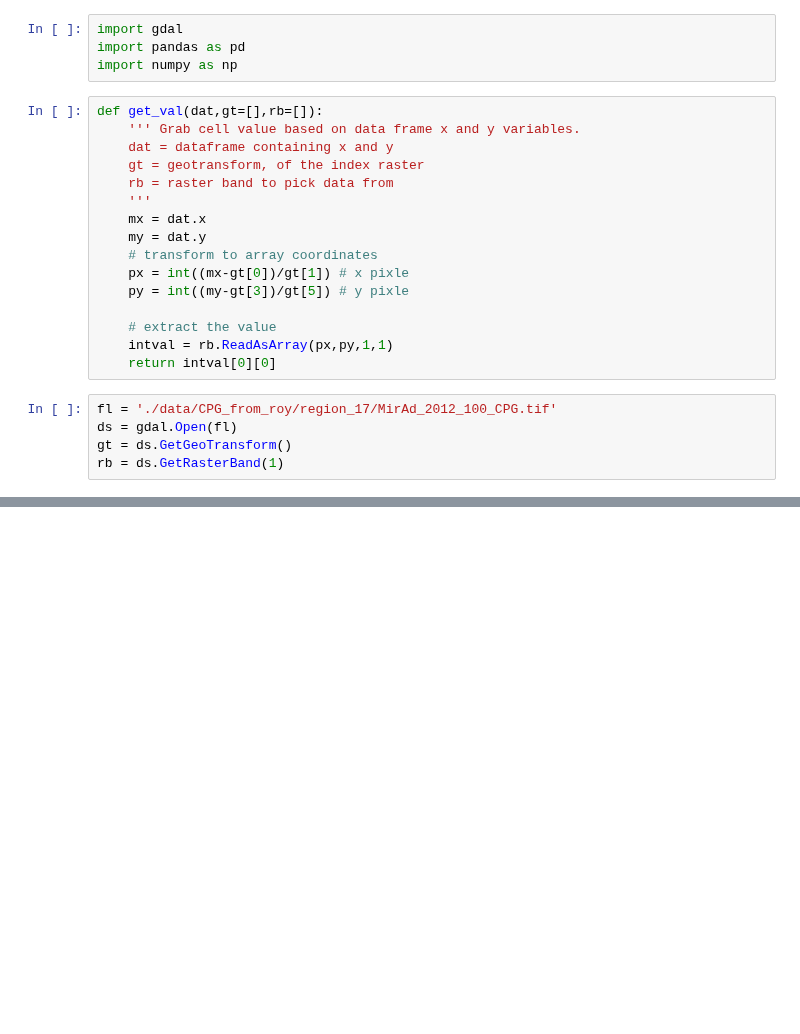
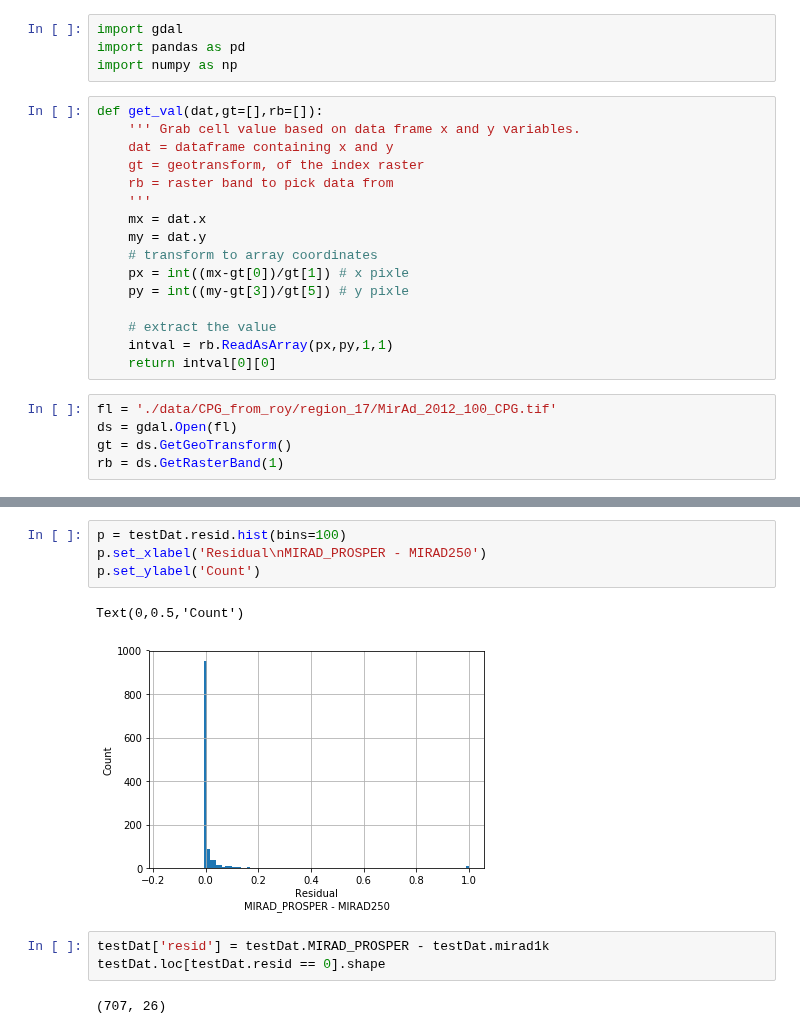
Before and after one commit to usgs/water-fcpg-tools, a Jupyter notebook: CPG_comparison.ipynb, the cells around one changed output, grey strips where cells are left out. Drawn from its saved outputs; the diff is of its cells as text; blank space fills up the shorter version.

```diff
--- a/CPG_comparison.ipynb
+++ b/CPG_comparison.ipynb
@@ -39,0 +58,12 @@ testDat.head()
+# %%
+p = testDat.resid.hist(bins=100)
+p.set_xlabel('Residual\nMIRAD_PROSPER - MIRAD250')
+p.set_ylabel('Count')
+# %% [output]
+Text(0,0.5,'Count')
+[figure, added]
+# %%
+testDat['resid'] = testDat.MIRAD_PROSPER - testDat.mirad1k
+testDat.loc[testDat.resid == 0].shape
+# %% [output]
+(707, 26)
```
Also changed, not shown: parts of 7 cells of this notebook.
